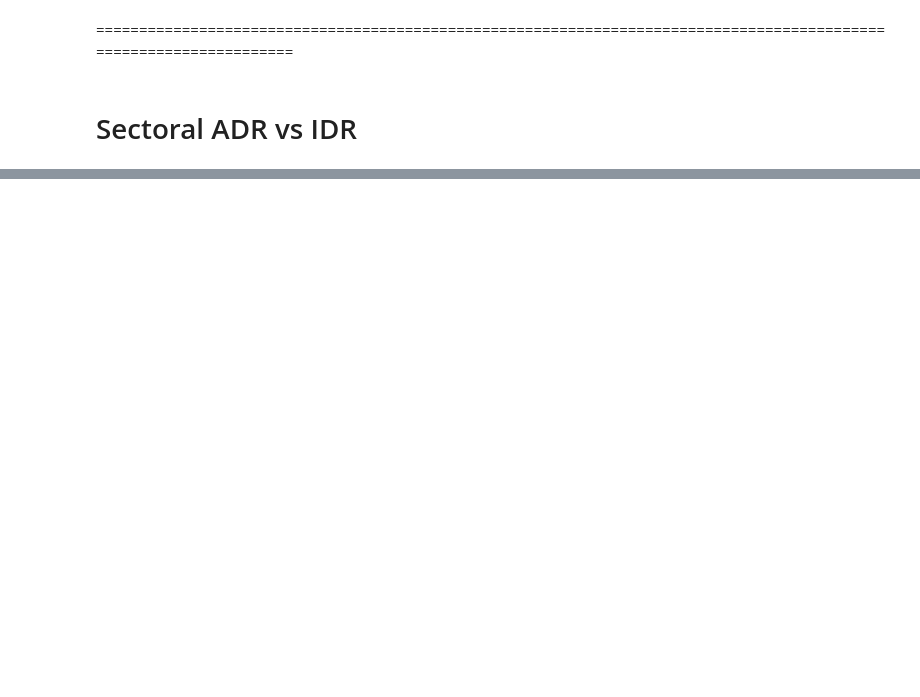
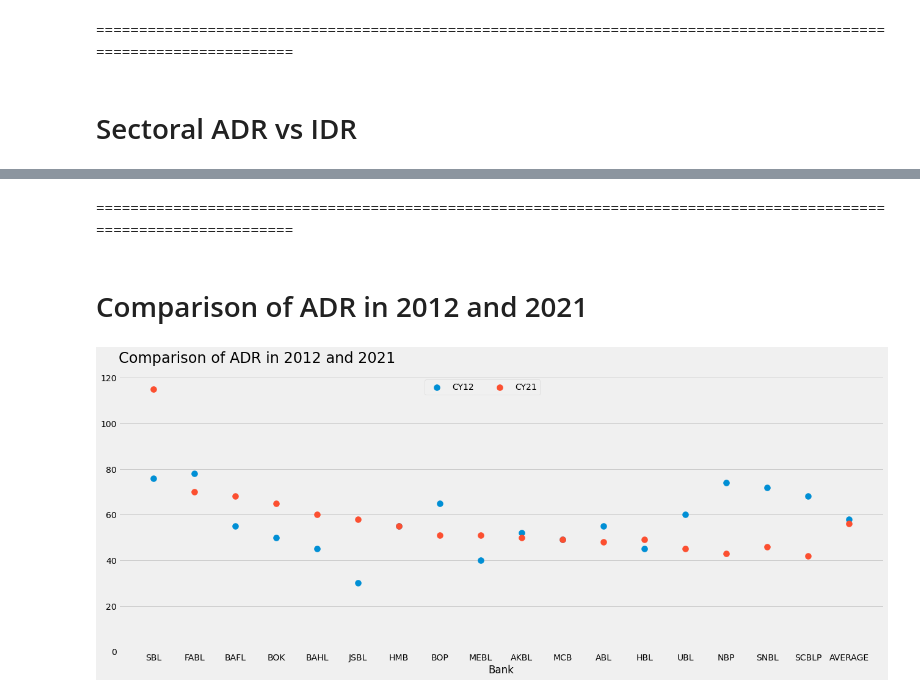
Before and after one commit to Nomantariq12/banking_data_visualization, a Jupyter notebook: Banking Data Vizualization.ipynb, the cells around one changed output, grey strips where cells are left out. Cells and saved outputs as stored; diff of their text form; code cells hidden in the pictures; blank space fills up the shorter version.

Commit message:
Added New Graph of Comparison b/w ADR in 2012 and 2021

```diff
--- a/Banking Data Vizualization.ipynb
+++ b/Banking Data Vizualization.ipynb
@@ -290,0 +291,44 @@ plt.show()
+# %% [markdown]
+===================================================================================================================
+# %% [markdown]
+# Comparison of ADR in 2012 and 2021
+# %%
+# Raw Data
+adr12 = [76, 78, 55, 50, 45, 30, 55, 65, 40, 52, 49, 55, 45, 60, 74, 72, 68, 58]
+adr21 = [115, 70, 68, 65, 60, 58, 55, 51, 51, 50, 49, 48, 49, 45, 43, 46, 42, 56]
+names = "sbl fabl bafl bok bahl jsbl hmb bop mebl akbl mcb abl hbl ubl nbp snbl scblp average"
+
+# Coverting Banks names to a List
+bank_names = [i.upper() for i in names.split(" ")]
+# Creating Values for X-axis
+x = np.arange(len(adr12))
+
+# Setting Styling, Figure Size and Title Size
+plt.style.use("fivethirtyeight")
+plt.rcParams["figure.figsize"] = (20, 8)
+plt.rcParams["axes.titlesize"] = 24
+
+# Plotting values for x and adr12
+plt.scatter(x, adr12, s=100, label="CY12")
+
+# Plotting values for x and adr21
+plt.scatter(x, adr21, s=100, label="CY21")
+
+# Showing only grids line parrallel to x-axis
+plt.grid(axis="x")
+# Setting the manual values for Y-axis
+plt.ylim((0, 125))
+# Changing the names of x-axis values from x to bank names
+plt.xticks(x, bank_names)
+# Adding legend to graph
+plt.legend(loc=(0.4, 0.9), ncol=2)
+# Add title to graph with positon left of graph
+plt.title("Comparison of ADR in 2012 and 2021", loc="left")
+# Add name for x-axis
+plt.xlabel("Bank")
+# Saving figure in PNG format
+plt.savefig("comparison_of_adr_in_2012_and_2021.png")
+# Showing Graph
+plt.show()
+# %% [output]
+[figure, added]
```
Also changed, not shown: parts of 5 cells of this notebook.
